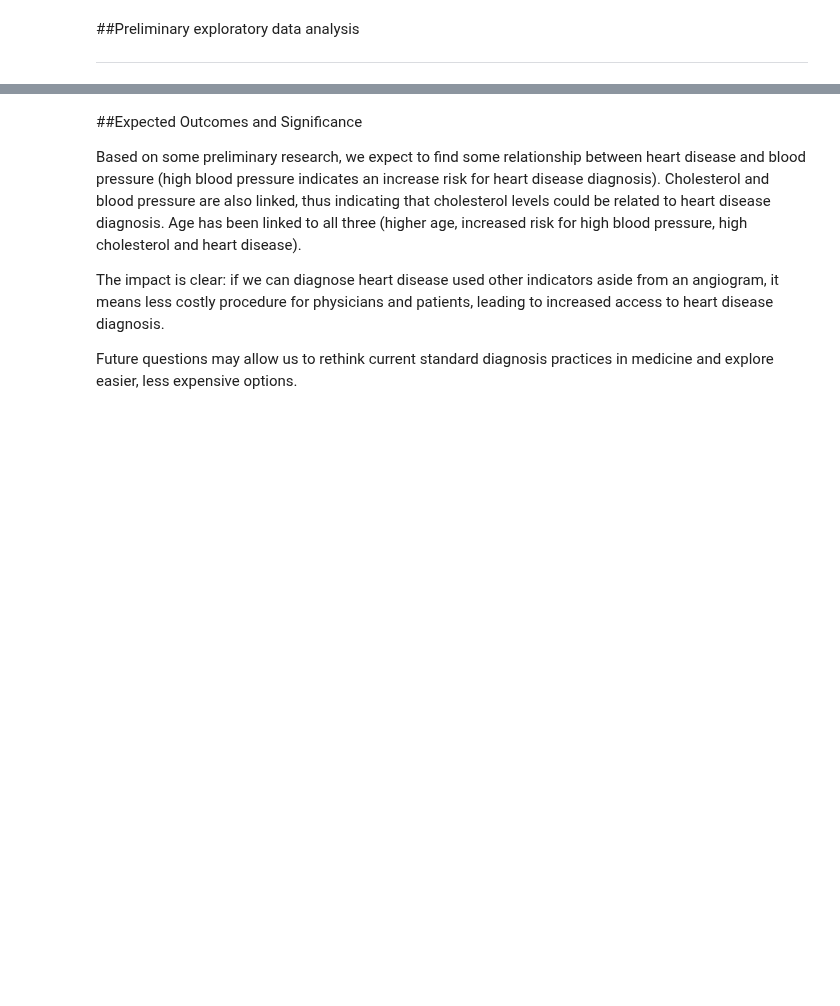
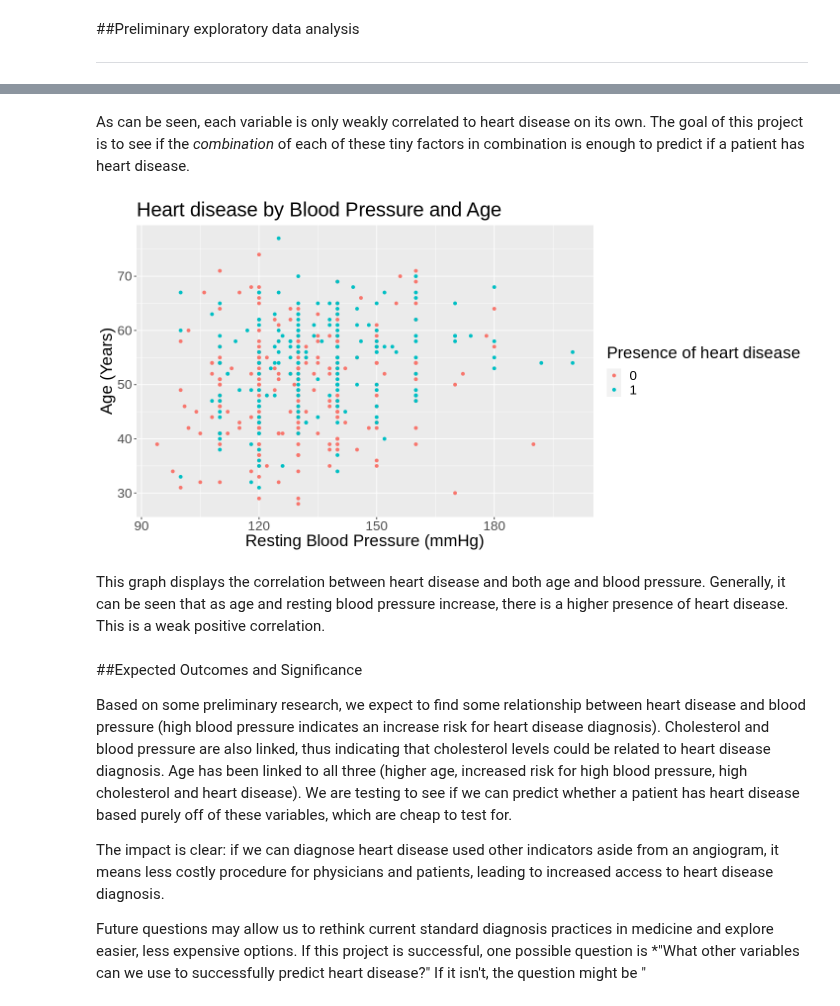
Before and after one commit to xonew/DSCI-100-002-Group-26, a Jupyter notebook: proposal.ipynb, the cells around one changed output, grey strips where cells are left out. Saved outputs shown, nothing was run; the diff lists cells and outputs as text; code cells hidden in the pictures; blank space fills up the shorter version.

Commit message:
Did a write-up for our data visualization and table. Still need to cross-reference with our rubric

```diff
--- a/proposal.ipynb
+++ b/proposal.ipynb
@@ -30,0 +31,29 @@ We will use scatterplots to show the correlations between blood pressure (on the
+# %%
+
+
+#reads the raw data sets and converts them into tibbles with no column names
+cleveland_data <- read_delim('https://raw.githubusercontent.com/xonew/DSCI-100-002-Group-26/main/Data/processed.cleveland.data', col_names = FALSE) |> as_tibble()
+hungarian_data <- read_delim('https://raw.githubusercontent.com/xonew/DSCI-100-002-Group-26/main/Data/processed.hungarian.data', col_names = FALSE) |> as_tibble()
+
+#combines the two data sets into one
+heart_data <- rbind(cleveland_data, hungarian_data)
+
+#assigns names to the columns based on information from the website
+colnames(heart_data) <- c('age', 'sex', 'chest_pain', 'trestbps', 'chol', 'fbs', 'restecg', 'max_hr',
+              'exang', 'oldpeak', 'slope', 'ca', 'thal', 'num')
+
+#converts all categorical attributes into factors
+heart_data <- mutate(heart_data, sex = as.factor(sex), chest_pain = as.factor(chest_pain),
+    num = replace(num, num > 0, 1), num = as.factor(num), fbs = as.factor(fbs), restecg = as.factor(restecg),
+    exang = as.factor(exang), thal = as.factor(thal), slope = as.factor(slope), ca = as.factor(ca)) |>
+
+#removes missing values from the cholesterol and resting blood pressure columns
+filter(chol != '?', trestbps != '?') |>
+
+#converts all necessary numerical attributes into doubles
+mutate(chol = as.double(chol), trestbps = as.double(trestbps))
+
+#splits data into testing and training sets
+heart_split <- initial_split(heart_data, prop = 0.75, strata = num)
+heart_train <- training(heart_split)
+heart_test <- testing(heart_split)
@@ -31,8 +89,23 @@ We will use scatterplots to show the correlations between blood pressure (on the
+# %% [markdown]
+ As can be seen, each variable is only weakly correlated to heart disease on its own. The goal of this project is to see if the *combination* of each of these tiny factors in combination is enough to predict if a patient has heart disease.
+# %%
+options(repr.plot.width = 12, repr.plot.height = 6)
+heart_plot_chol_bps <- heart_train |>
+                ggplot(aes(x = trestbps, y = age, color = num)) +
+                geom_point() +
+                theme(text = element_text(size = 20)) +
+                labs (x = 'Resting Blood Pressure (mmHg)', y = "Age (Years)", colour = "Presence of heart disease") +
+                ggtitle("Heart disease by Blood Pressure and Age")
+heart_plot_chol_bps
+# %% [output]
+[figure, added]
+# %% [markdown]
+This graph displays the correlation between heart disease and both age and blood pressure. Generally, it can be seen that as age and resting blood pressure increase, there is a higher presence of heart disease. This is a weak positive correlation.
 # %% [markdown]
 ##Expected Outcomes and Significance
 
-Based on some preliminary research, we expect to find some relationship between heart disease and blood pressure (high blood pressure indicates an increase risk for heart disease diagnosis). Cholesterol and blood pressure are also linked, thus indicating that cholesterol levels could be related to heart disease diagnosis. Age has been linked to all three (higher age, increased risk for high blood pressure, high cholesterol and heart disease).
+Based on some preliminary research, we expect to find some relationship between heart disease and blood pressure (high blood pressure indicates an increase risk for heart disease diagnosis). Cholesterol and blood pressure are also linked, thus indicating that cholesterol levels could be related to heart disease diagnosis. Age has been linked to all three (higher age, increased risk for high blood pressure, high cholesterol and heart disease). We are testing to see if we can predict whether a patient has heart disease based purely off of these variables, which are cheap to test for.
 
 The impact is clear: if we can diagnose heart disease used other indicators aside from an angiogram, it means less costly procedure for physicians and patients, leading to increased access to heart disease diagnosis.
 
-Future questions may allow us to rethink current standard diagnosis practices in medicine and explore easier, less expensive options.
+Future questions may allow us to rethink current standard diagnosis practices in medicine and explore easier, less expensive options. If this project is successful, one possible question is *"What other variables can we use to successfully predict heart disease?" If it isn't, the question might be "
```
Also changed, not shown: parts of 8 cells of this notebook.
